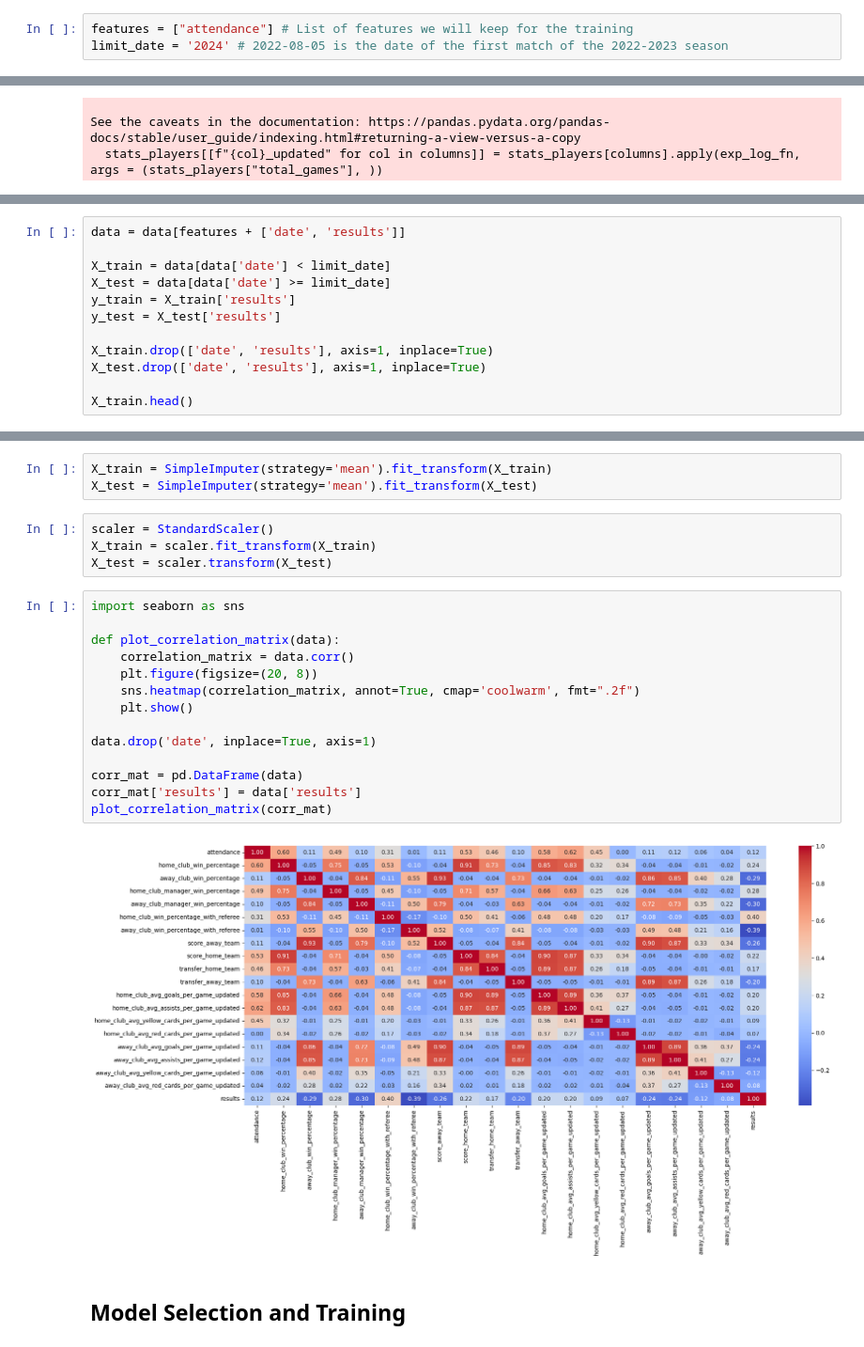
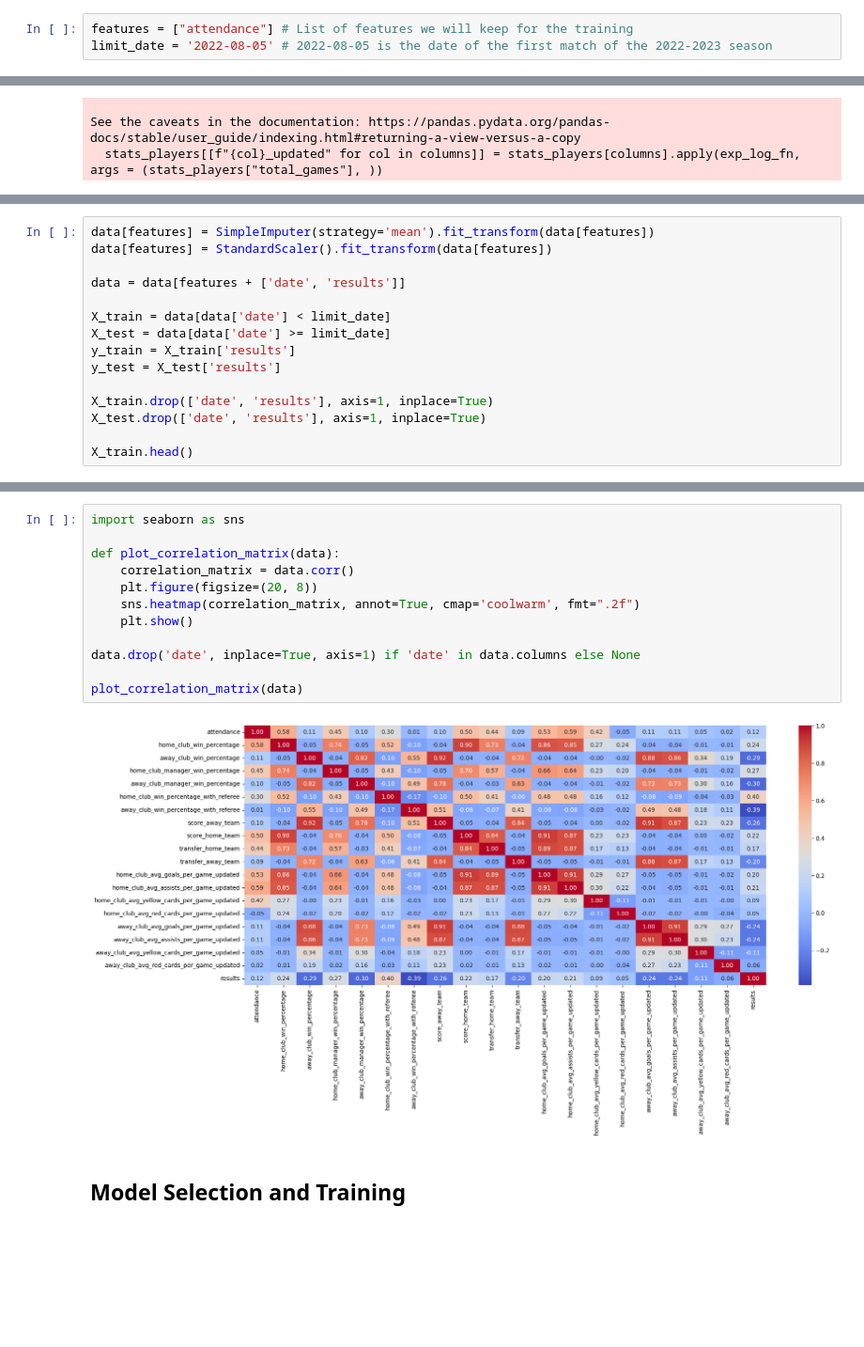
Before and after one commit to Nasotro/Projet, a Jupyter notebook: vrai_main.ipynb, the cells around one changed output, grey strips where cells are left out. Shown: that part at 94% size. Drawn from its saved outputs; the diff is of its cells as text; blank space fills up the shorter version.

```diff
--- a/vrai_main.ipynb
+++ b/vrai_main.ipynb
@@ -60,7 +60,7 @@ data.head()
 Given that the aim of the model is to predict results for the 2023-2024 season on the basis of previous seasons. To estimate the effectiveness of our model, we will make predictions for the 2022-2023 season by training it on all the previous seasons.
 # %%
 features = ["attendance"] # List of features we will keep for the training
-limit_date = '2024' # 2022-08-05 is the date of the first match of the 2022-2023 season
+limit_date = '2022-08-05' # 2022-08-05 is the date of the first match of the 2022-2023 season
 # %% [markdown]
 The first feature we will add is the win percentage of each team depending on whether they are playing at home or away.
 # %%
@@ -369,4 +375,7 @@ X_train, X_test, y_train, y_test = train_test_split(data[features], data['result
 # %%
+data[features] = SimpleImputer(strategy='mean').fit_transform(data[features])
+data[features] = StandardScaler().fit_transform(data[features])
+
 data = data[features + ['date', 'results']]
 
 X_train = data[data['date'] < limit_date]
@@ -392,26 +405,17 @@ See the caveats in the documentation: https://pandas.pydata.org/pandas-docs/stab
-# %%
-X_train = SimpleImputer(strategy='mean').fit_transform(X_train)
-X_test = SimpleImputer(strategy='mean').fit_transform(X_test)
-# %%
-scaler = StandardScaler()
-X_train = scaler.fit_transform(X_train)
-X_test = scaler.transform(X_test)
 # %%
 import seaborn as sns
 
 def plot_correlation_matrix(data):
     correlation_matrix = data.corr()
     plt.figure(figsize=(20, 8))
     sns.heatmap(correlation_matrix, annot=True, cmap='coolwarm', fmt=".2f")
     plt.show()
 
-data.drop('date', inplace=True, axis=1)
+data.drop('date', inplace=True, axis=1) if 'date' in data.columns else None
 
-corr_mat = pd.DataFrame(data)
-corr_mat['results'] = data['results']
-plot_correlation_matrix(corr_mat)
+plot_correlation_matrix(data)
 # %% [output]
-[figure, old version]
+[figure, new version]
 # %% [markdown]
 ## Model Selection and Training
 # %%
```
Also changed, not shown: parts of 4 cells of this notebook, 1 other file.
